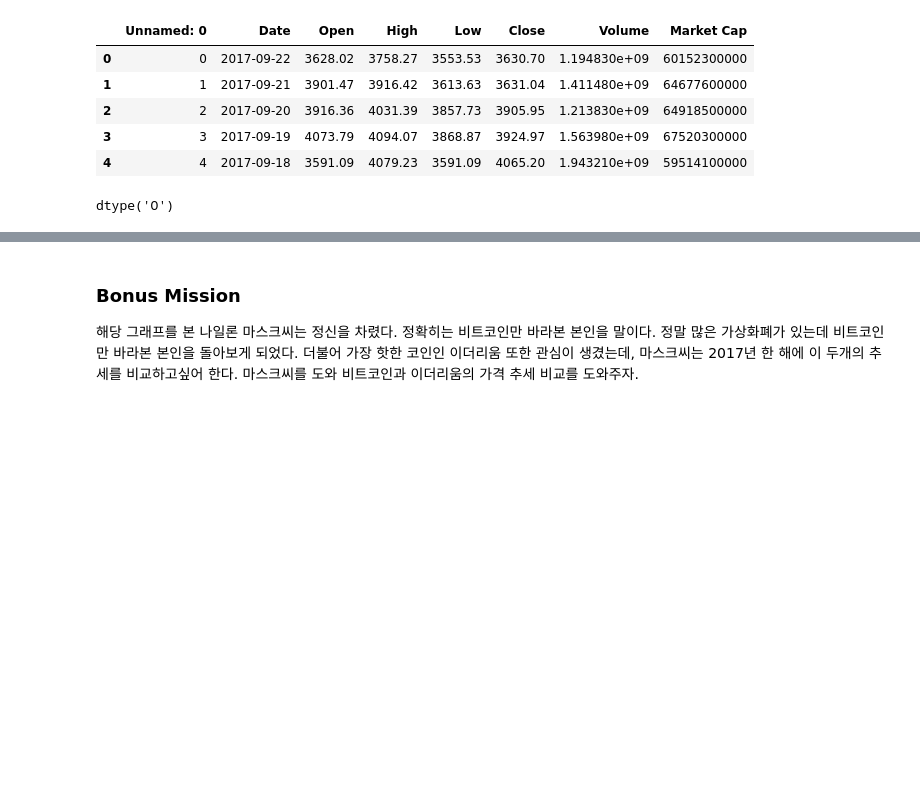
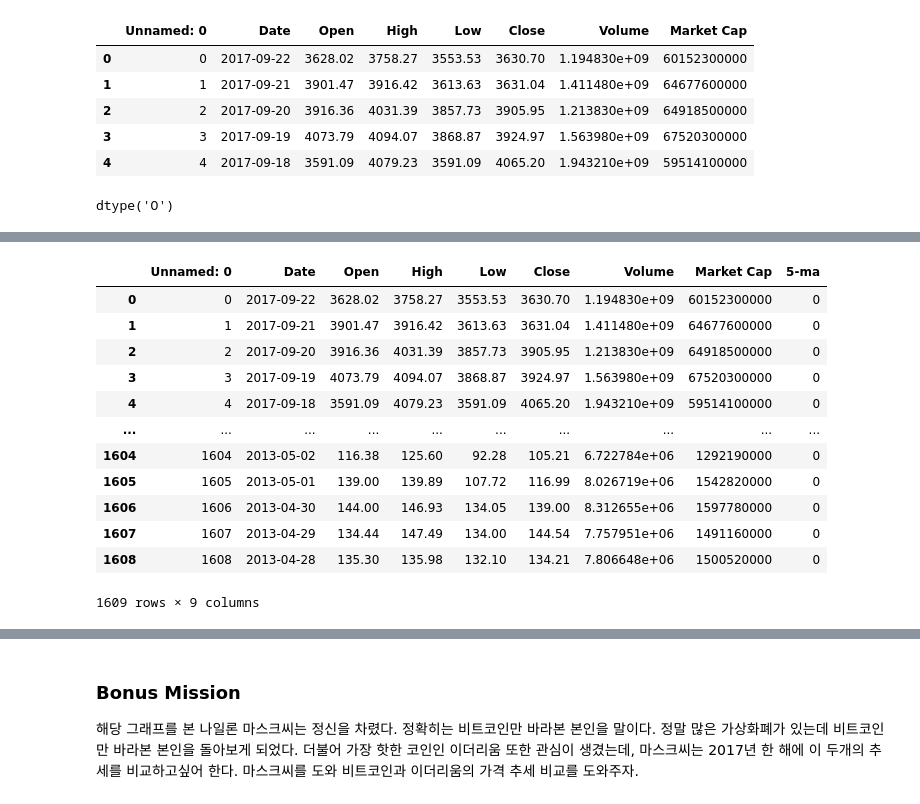
Before and after one commit to sunho1999/KMU_AI_BootCamp, a Jupyter notebook: 1주차/Day05/1주차 주말과제.ipynb, the cells around one changed output, grey strips where cells are left out. Cells and saved outputs as stored; diff of their text form; code cells hidden in the pictures; blank space fills up the shorter version.

```diff
--- a/1주차/Day05/1주차 주말과제.ipynb
+++ b/1주차/Day05/1주차 주말과제.ipynb
@@ -32,0 +51,37 @@ dtype('O')
+# %%
+# 구글링 month day switch
+
+def calendario(fecha):
+
+    if fecha.day < 13:
+        dia_real = fecha.month
+        mes_real = fecha.day
+
+        if dia_real < 10:
+            dia_real = '0'+str(dia_real)
+
+        nfecha = str(dia_real) + str(mes_real) + str(fecha.year)
+        nfecha = pd.to_datetime(nfecha, format='%d%m%Y', errors='ignore')
+
+    else:
+        nfecha = fecha
+
+    return nfecha
+
+bitcoin['Date']=bitcoin['Date'].apply(calendario)
+bitcoin["5-ma"] = 0
+bitcoin
+# %% [output]
+|  | Unnamed: 0 | Date | Open | High | Low | Close | Volume | Market Cap | 5-ma |
+| 0 | 0 | 2017-09-22 | 3628.02 | 3758.27 | 3553.53 | 3630.70 | 1.194830e+09 | 60152300000 | 0 |
+| 1 | 1 | 2017-09-21 | 3901.47 | 3916.42 | 3613.63 | 3631.04 | 1.411480e+09 | 64677600000 | 0 |
+| 2 | 2 | 2017-09-20 | 3916.36 | 4031.39 | 3857.73 | 3905.95 | 1.213830e+09 | 64918500000 | 0 |
+| 3 | 3 | 2017-09-19 | 4073.79 | 4094.07 | 3868.87 | 3924.97 | 1.563980e+09 | 67520300000 | 0 |
+| 4 | 4 | 2017-09-18 | 3591.09 | 4079.23 | 3591.09 | 4065.20 | 1.943210e+09 | 59514100000 | 0 |
+| ... | ... | ... | ... | ... | ... | ... | ... | ... | ... |
+| 1604 | 1604 | 2013-05-02 | 116.38 | 125.60 | 92.28 | 105.21 | 6.722784e+06 | 1292190000 | 0 |
+| 1605 | 1605 | 2013-05-01 | 139.00 | 139.89 | 107.72 | 116.99 | 8.026719e+06 | 1542820000 | 0 |
+| 1606 | 1606 | 2013-04-30 | 144.00 | 146.93 | 134.05 | 139.00 | 8.312655e+06 | 1597780000 | 0 |
+| 1607 | 1607 | 2013-04-29 | 134.44 | 147.49 | 134.00 | 144.54 | 7.757951e+06 | 1491160000 | 0 |
+| 1608 | 1608 | 2013-04-28 | 135.30 | 135.98 | 132.10 | 134.21 | 7.806648e+06 | 1500520000 | 0 |
+1609 rows × 9 columns
```
Also changed, not shown: parts of 7 cells of this notebook.
